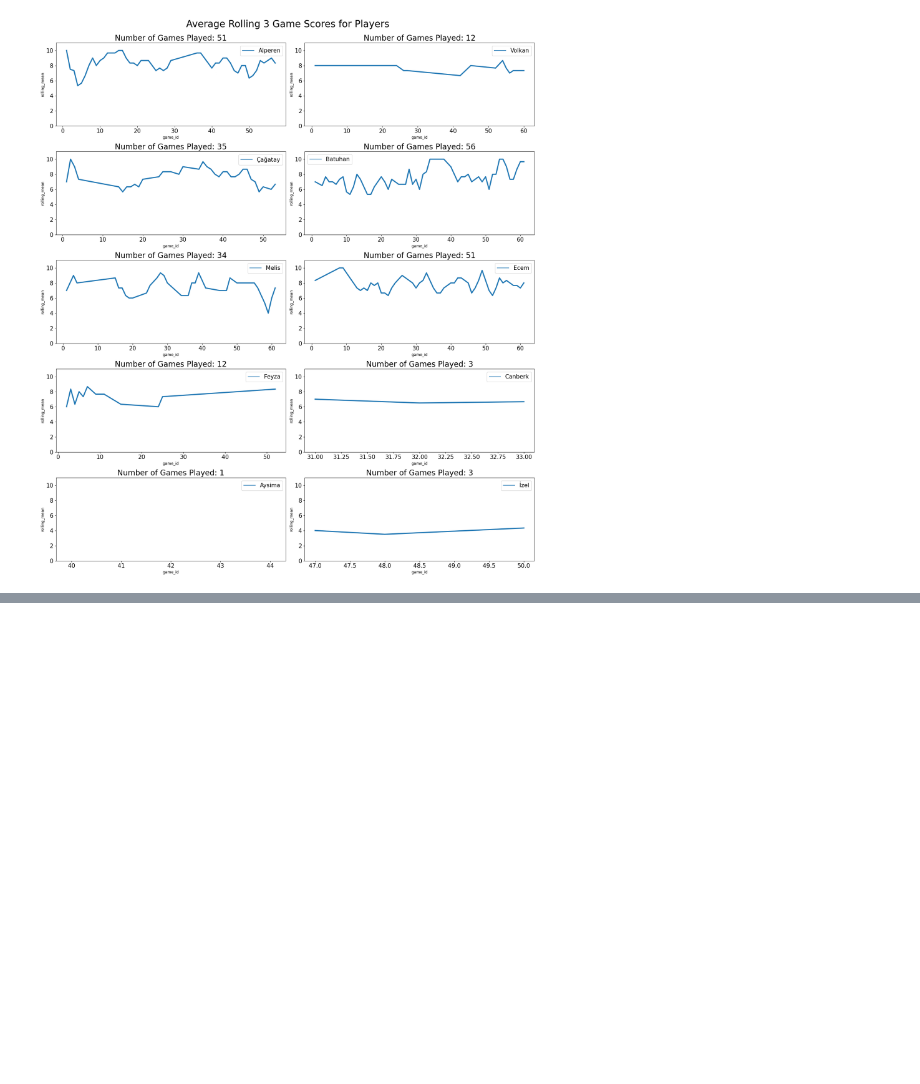
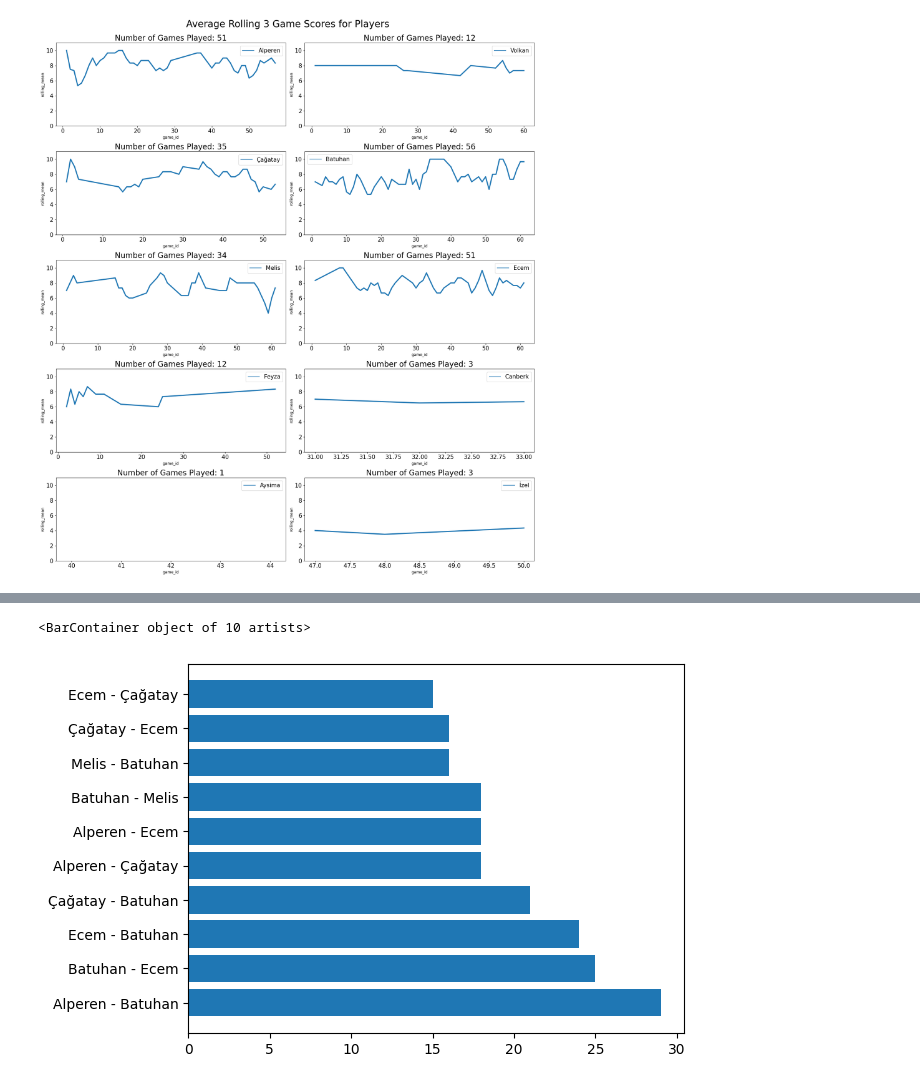
Before and after one commit to koftezz/the-settlers-of-catan, a Jupyter notebook: The Settlers of Catan Board Game.ipynb, the cells around one changed output, grey strips where cells are left out. Saved outputs shown, nothing was run; the diff lists cells and outputs as text; code cells hidden in the pictures; blank space fills up the shorter version.

```diff
--- a/The Settlers of Catan Board Game.ipynb
+++ b/The Settlers of Catan Board Game.ipynb
@@ -675,3 +679,28 @@ for player in games.player.unique():
 plt.tight_layout(pad=0.0, w_pad=1.0, h_pad=1.0)
 # %% [output]
 [figure]
+# %%
+from itertools import permutations
+pairs = {}
+winner = {}
+for game_id in scores.game_id.unique():
+    print(f"Game id is: {game_id} ")
+    temp = scores.loc[(scores["game_id"] == game_id)]
+
+    winner_ = temp.winner.unique()
+    comb = permutations(temp.player.unique(), 2)
+    score_list = list(set(temp.score.unique()))
+    score_list.sort()
+    temp_max = score_list[-2]
+    #temp = temp.loc[temp["player"] != temp["winner"]]
+    # Print the obtained combinations
+    for i in list(comb):
+        if (temp.loc[(temp["player"] == i[0])].score.iloc[0] != temp.loc[(temp["player"] == i[1])].score.iloc[0]) and \
+            (temp.loc[(temp["player"] == i[0])].score.iloc[0] > temp.loc[(temp["player"] == i[1])].score.iloc[0]):
+            if i not in pairs:
+                pairs[i] = 0
+            pairs[i] += 1
+        if (winner_ == i[0] or winner_ == i[1]) and (bool(len(temp.loc[(temp["winner"] == i[0])]))):
+            if i not in winner:
+                winner[i] = 0
+            winner[i] += 1
@@ -677,0 +725,10 @@ plt.tight_layout(pad=0.0, w_pad=1.0, h_pad=1.0)
+# %%
+pairwise = pd.DataFrame(pairs.values(), index=pairs.keys(), columns=["win_count"]).reset_index()
+pairwise["pair"] = pairwise["level_0"] + " - " + pairwise["level_1"]
+pairwise = pairwise.drop(["level_0", "level_1"], axis=1)
+pairwise = pairwise.sort_values(["win_count"], ascending=False)
+# %%
+plt.barh(pairwise.head(10).pair, pairwise.head(10).win_count)
+# %% [output]
+<BarContainer object of 10 artists>
+[figure, added]
```
Also changed, not shown: parts of 27 cells of this notebook, 1 other file.
